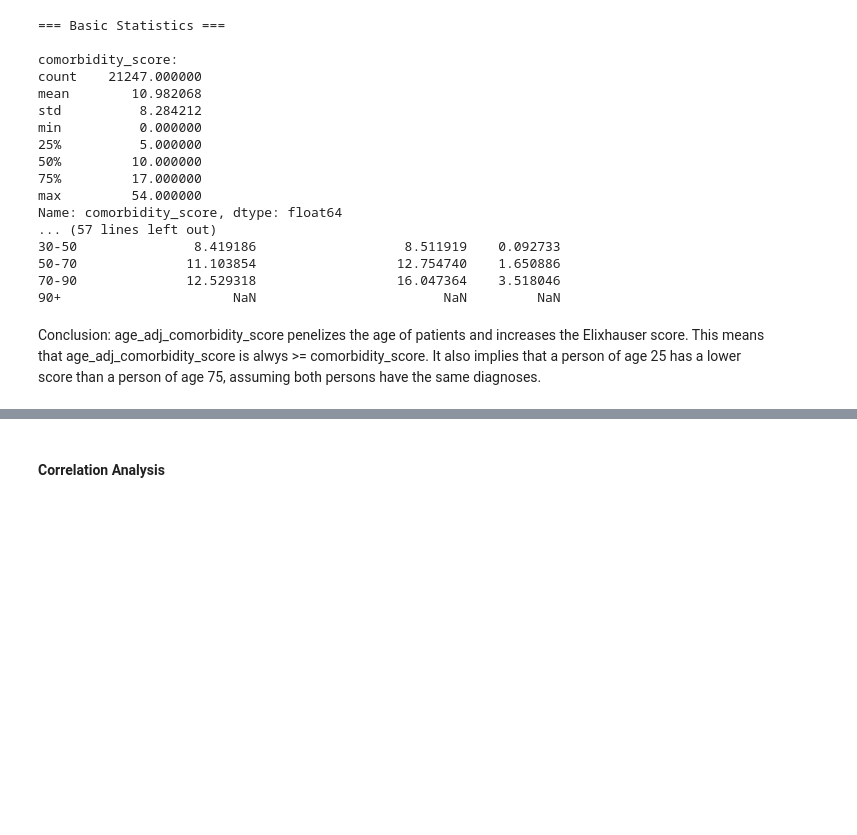
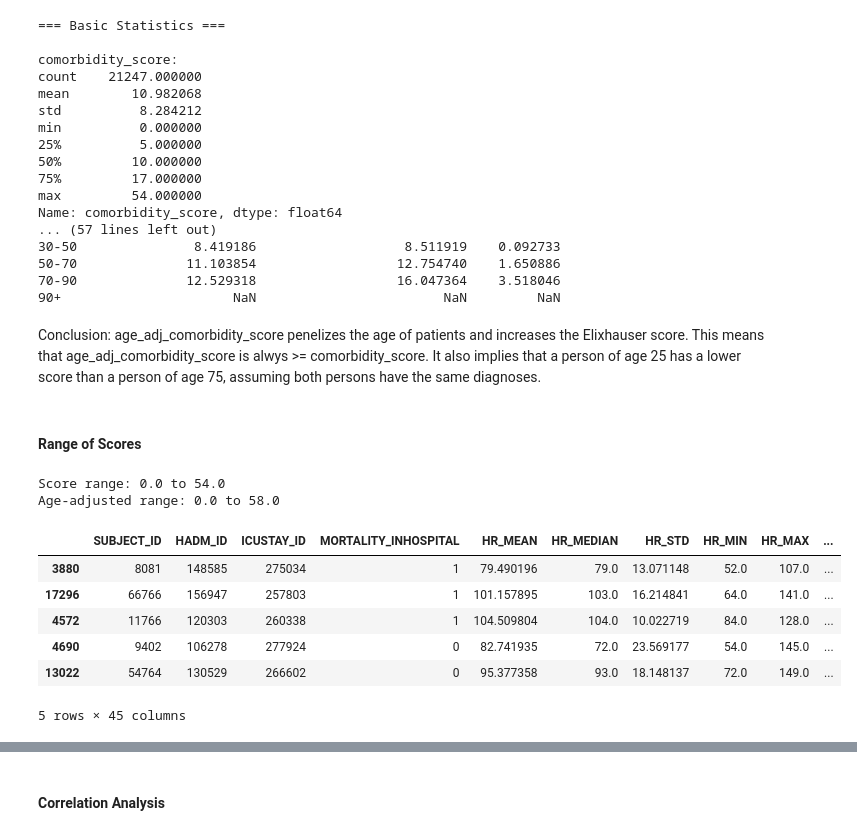
Before and after one commit to melicoretta/DataScience2, a Jupyter notebook: Elixhauser.ipynb, the cells around one changed output, grey strips where cells are left out. Drawn from its saved outputs; the diff is of its cells as text; code cells hidden in the pictures; blank space fills up the shorter version.

Commit message:
new analysis of elixhauser score distribution

```diff
--- a/Elixhauser.ipynb
+++ b/Elixhauser.ipynb
@@ -268,3 +269,27 @@ Name: comorbidity_score, dtype: float64
 90+                      NaN                        NaN         NaN
 # %% [markdown]
 Conclusion: age_adj_comorbidity_score penelizes the age of patients and increases the Elixhauser score. This means that age_adj_comorbidity_score is alwys >= comorbidity_score. It also implies that a person of age 25 has a lower score than a person of age 75, assuming both persons have the same diagnoses.
+# %% [markdown]
+#### Range of Scores
+# %%
+features = pd.read_csv('hr_rr_t_ag_dbp_sbp_age_gender_mortality_elixhauser.csv')
+# %%
+# 1. Check the range of scores
+print(f"Score range: {features['comorbidity_score'].min()} to {features['comorbidity_score'].max()}")
+print(f"Age-adjusted range: {features['age_adj_comorbidity_score'].min()} to {features['age_adj_comorbidity_score'].max()}")
+
+print('\n')
+
+# 2. Look at patients with highest scores
+high_scorers = features.nlargest(5, 'comorbidity_score')
+high_scorers
+# %% [output]
+Score range: 0.0 to 54.0
+Age-adjusted range: 0.0 to 58.0
+|  | SUBJECT_ID | HADM_ID | ICUSTAY_ID | MORTALITY_INHOSPITAL | HR_MEAN | HR_MEDIAN | HR_STD | HR_MIN | HR_MAX | ... |
+| 3880 | 8081 | 148585 | 275034 | 1 | 79.490196 | 79.0 | 13.071148 | 52.0 | 107.0 | ... |
+| 17296 | 66766 | 156947 | 257803 | 1 | 101.157895 | 103.0 | 16.214841 | 64.0 | 141.0 | ... |
+| 4572 | 11766 | 120303 | 260338 | 1 | 104.509804 | 104.0 | 10.022719 | 84.0 | 128.0 | ... |
+| 4690 | 9402 | 106278 | 277924 | 0 | 82.741935 | 72.0 | 23.569177 | 54.0 | 145.0 | ... |
+| 13022 | 54764 | 130529 | 266602 | 0 | 95.377358 | 93.0 | 18.148137 | 72.0 | 149.0 | ... |
+5 rows × 45 columns
```
Also changed, not shown: parts of 16 cells of this notebook.
